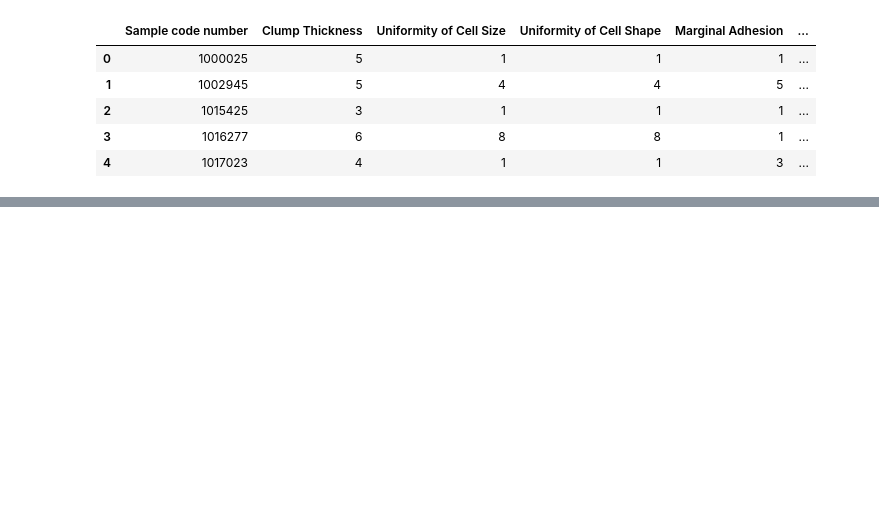
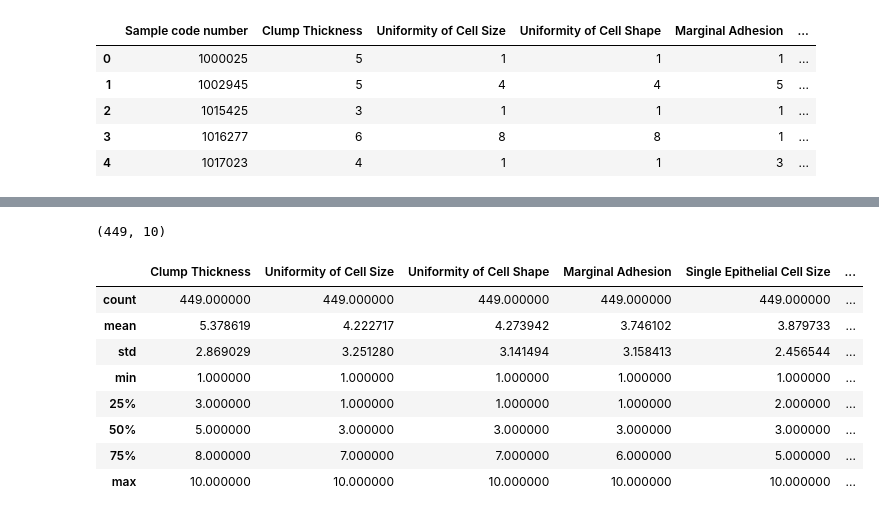
Before and after one commit to wiemboudaya/Advanced-Cancer-Diagnosis-Assistant, a Jupyter notebook: Analysis.ipynb, the cells around one changed output, grey strips where cells are left out. Cells and saved outputs as stored; diff of their text form; code cells hidden in the pictures; blank space fills up the shorter version.

```diff
--- a/Analysis.ipynb
+++ b/Analysis.ipynb
@@ -12,0 +101,18 @@ data.head()
+# %%
+#Remove duplicates and keep the first occurance
+data= data.drop_duplicates()
+
+# Check the shape of the data to verify rows are removed
+print(data.shape)
+data.describe()
+# %% [output]
+(449, 10)
+|  | Clump Thickness | Uniformity of Cell Size | Uniformity of Cell Shape | Marginal Adhesion | Single Epithelial Cell Size | ... |
+| count | 449.000000 | 449.000000 | 449.000000 | 449.000000 | 449.000000 | ... |
+| mean | 5.378619 | 4.222717 | 4.273942 | 3.746102 | 3.879733 | ... |
+| std | 2.869029 | 3.251280 | 3.141494 | 3.158413 | 2.456544 | ... |
+| min | 1.000000 | 1.000000 | 1.000000 | 1.000000 | 1.000000 | ... |
+| 25% | 3.000000 | 1.000000 | 1.000000 | 1.000000 | 2.000000 | ... |
+| 50% | 5.000000 | 3.000000 | 3.000000 | 3.000000 | 3.000000 | ... |
+| 75% | 8.000000 | 7.000000 | 7.000000 | 6.000000 | 5.000000 | ... |
+| max | 10.000000 | 10.000000 | 10.000000 | 10.000000 | 10.000000 | ... |
```
Also changed, not shown: parts of 10 cells of this notebook, 1 other file.
